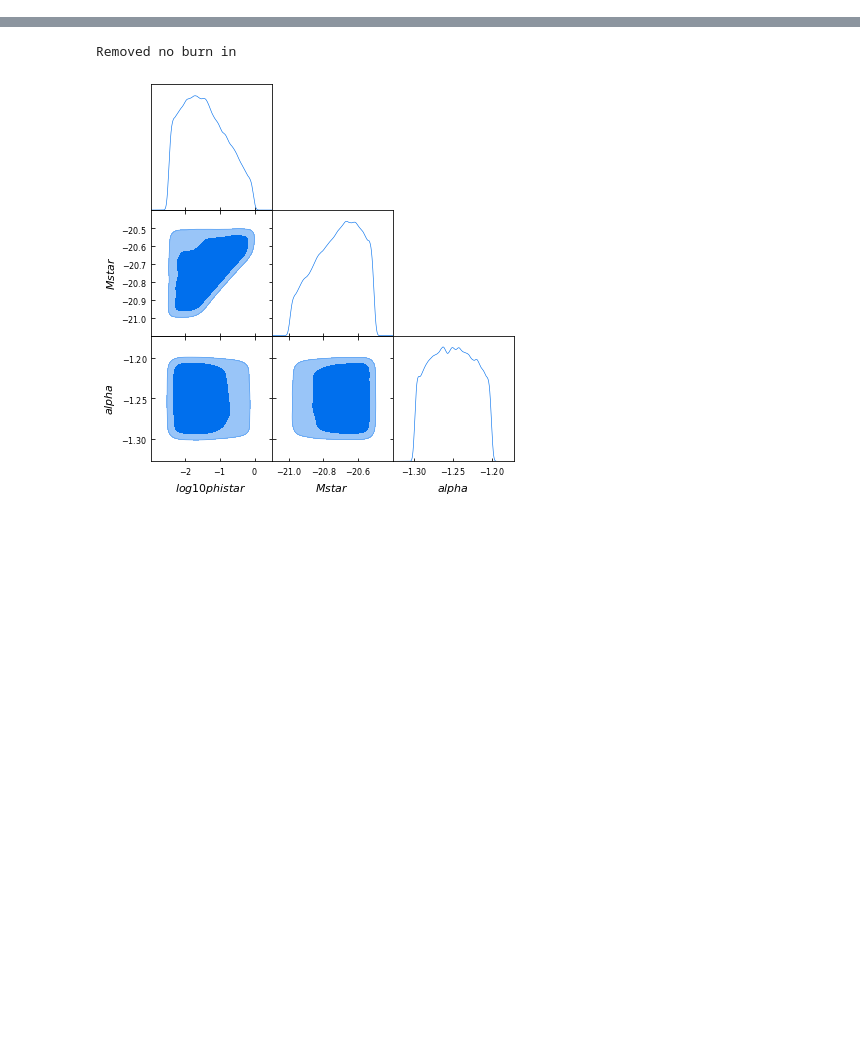
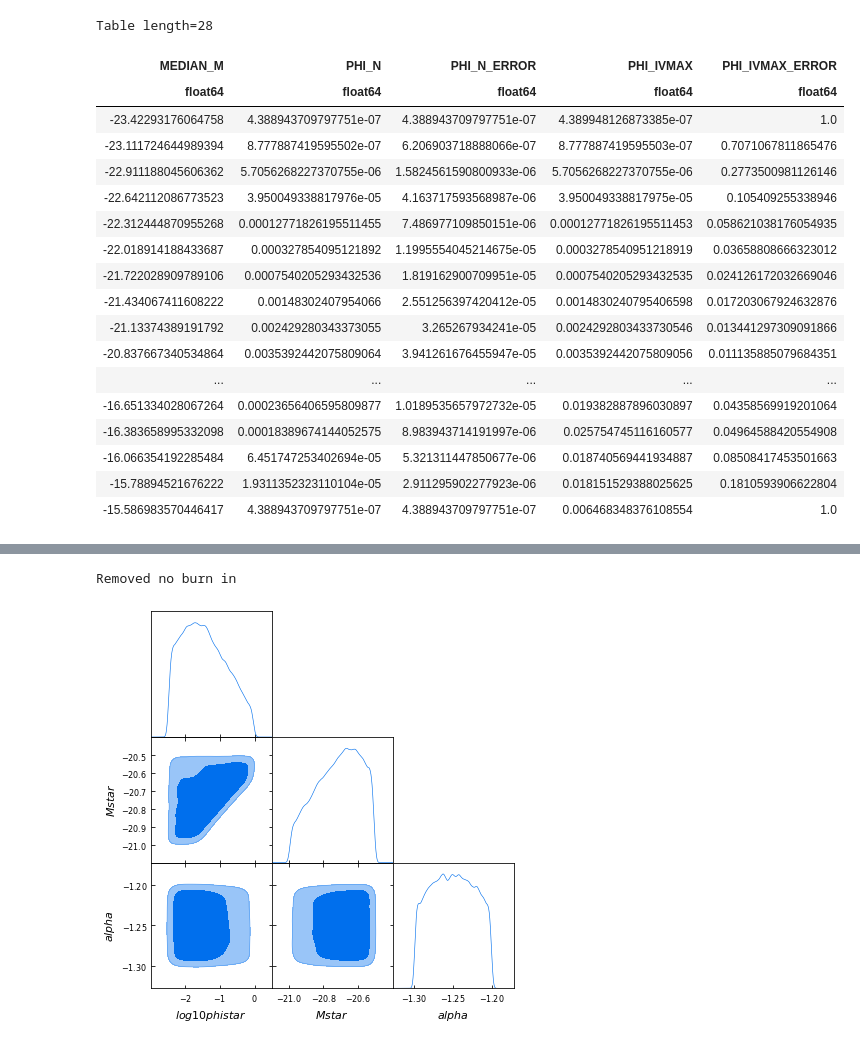
Before and after one commit to SgmAstro/DESI, a Jupyter notebook: docs/nb/schechter_fit.ipynb, the cells around one changed output, grey strips where cells are left out. Saved outputs shown, nothing was run; the diff lists cells and outputs as text; code cells hidden in the pictures; blank space fills up the shorter version.

```diff
--- a/docs/nb/schechter_fit.ipynb
+++ b/docs/nb/schechter_fit.ipynb
@@ -5,0 +39,23 @@ from astropy.table import Table
+# %%
+gama_lf = Table.read(os.environ['CSCRATCH'] + '/norberg//GAMA4/gama_gold_lumfn.fits')
+gama_lf
+# %% [output]
+Table length=28
+| MEDIAN_M | PHI_N | PHI_N_ERROR | PHI_IVMAX | PHI_IVMAX_ERROR |
+| float64 | float64 | float64 | float64 | float64 |
+| -23.42293176064758 | 4.388943709797751e-07 | 4.388943709797751e-07 | 4.389948126873385e-07 | 1.0 |
+| -23.111724644989394 | 8.777887419595502e-07 | 6.206903718888066e-07 | 8.777887419595503e-07 | 0.7071067811865476 |
+| -22.911188045606362 | 5.7056268227370755e-06 | 1.5824561590800933e-06 | 5.7056268227370755e-06 | 0.2773500981126146 |
+| -22.642112086773523 | 3.950049338817976e-05 | 4.163717593568987e-06 | 3.950049338817975e-05 | 0.105409255338946 |
+| -22.312444870955268 | 0.00012771826195511455 | 7.486977109850151e-06 | 0.00012771826195511453 | 0.058621038176054935 |
+| -22.018914188433687 | 0.000327854095121892 | 1.1995554045214675e-05 | 0.0003278540951218919 | 0.03658808666323012 |
+| -21.722028909789106 | 0.0007540205293432536 | 1.819162900709951e-05 | 0.0007540205293432535 | 0.024126172032669046 |
+| -21.434067411608222 | 0.00148302407954066 | 2.551256397420412e-05 | 0.0014830240795406598 | 0.017203067924632876 |
+| -21.13374389191792 | 0.002429280343373055 | 3.265267934241e-05 | 0.0024292803433730546 | 0.013441297309091866 |
+| -20.837667340534864 | 0.0035392442075809064 | 3.941261676455947e-05 | 0.0035392442075809056 | 0.011135885079684351 |
+| ... | ... | ... | ... | ... |
+| -16.651334028067264 | 0.00023656406595809877 | 1.0189535657972732e-05 | 0.019382887896030897 | 0.04358569919201064 |
+| -16.383658995332098 | 0.00018389674144052575 | 8.983943714191997e-06 | 0.025754745116160577 | 0.04964588420554908 |
+| -16.066354192285484 | 6.451747253402694e-05 | 5.321311447850677e-06 | 0.018740569441934887 | 0.08508417453501663 |
+| -15.78894521676222 | 1.9311352323110104e-05 | 2.911295902277923e-06 | 0.018151529388025625 | 0.1810593906622804 |
+| -15.586983570446417 | 4.388943709797751e-07 | 4.388943709797751e-07 | 0.006468348376108554 | 1.0 |
```
Also changed, not shown: parts of 6 cells of this notebook, 3 other files.
